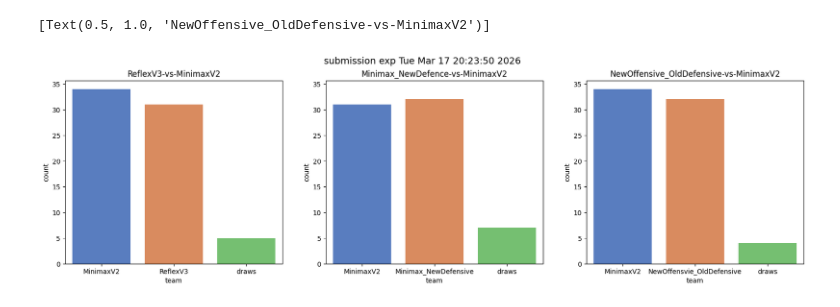
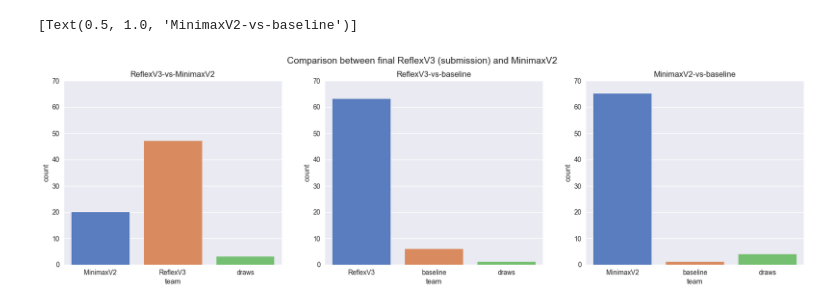
Before and after one commit to Aiko-vdm/DotGobblers, a Jupyter notebook: analysis/submission-exp/submission.ipynb, the cells around one changed output. Drawn from its saved outputs; the diff is of its cells as text; code cells hidden in the pictures.

Commit message:
rerun submission experiment
with the latest submission tweaks. Previous experiment did not reflect our submission

```diff
--- a/analysis/submission-exp/submission.ipynb
+++ b/analysis/submission-exp/submission.ipynb
@@ -7,33 +7,33 @@ from pathlib import Path
 from agents.DotGobblers.analysis.GameAnalysis import GameAnalysis
 import matplotlib.pyplot as plt
 # %%
-exp_dir = Path(PROJ_ROOT, 'agents', 'DotGobblers', 'analysis', 'submission-exp', 'raw', '17_3')
+exp_dir = Path(PROJ_ROOT, 'agents', 'DotGobblers', 'analysis', 'submission-exp', 'raw')
 
 RefV3_vs_MV2_json = Path(exp_dir,'contest_ReflexV3-vs-MinimaxV2', 'scores', 'match_0.json')
-MV2_NewDef_vs_MV2_json = Path(exp_dir, 'contest_Minimax_NewDefence-vs-MinimaxV2','scores', 'match_0.json')
-NewOf_OldDef_vs_MV2_json = Path(exp_dir, 'contest_NewOffensive_OldDefensive-vs-MinimaxV2','scores', 'match_0.json')
+MV2_vs_baseline_json = Path(exp_dir, 'contest_MinimaxV2-vs-baseline','scores', 'match_0.json')
+RefV3_vs_baseline_json = Path(exp_dir, 'contest_ReflexV3-vs-baseline','scores', 'match_0.json')
 
 RefV3_vs_MV2_exp = GameAnalysis(RefV3_vs_MV2_json)
-MV2_NewDef_vs_MV2_exp = GameAnalysis(MV2_NewDef_vs_MV2_json)
-NewOf_OldDef_vs_MV2_exp = GameAnalysis(NewOf_OldDef_vs_MV2_json)
+MV2_vs_baseline_exp = GameAnalysis(MV2_vs_baseline_json)
+RefV3_vs_baseline_exp = GameAnalysis(RefV3_vs_baseline_json)
 # %%
 rows = 1
 cols = 3
 
 agg = plt.figure(figsize=[20, 5])
 gs = agg.add_gridspec(rows, cols)
 
-agg.suptitle(f'submission exp {RefV3_vs_MV2_exp.experiment_time}', fontsize=14)
+agg.suptitle(f'Comparison between final ReflexV3 (submission) and MinimaxV2', fontsize=14)
 
 # Create a variable to hold the last axis for sharing
 ax1 = agg.add_subplot(gs[0, 0])  # Create first subplot to share y-axis
 RefV3_vs_MV2_exp.generate_winplot()
 
 ax2 = agg.add_subplot(gs[0, 1], sharey = ax1)
-MV2_NewDef_vs_MV2_exp.generate_winplot()
+RefV3_vs_baseline_exp.generate_winplot()
 
 ax3 = agg.add_subplot(gs[0, 2], sharey = ax1)
-NewOf_OldDef_vs_MV2_exp.generate_winplot()
+MV2_vs_baseline_exp.generate_winplot()
 # %% [output]
-[Text(0.5, 1.0, 'NewOffensive_OldDefensive-vs-MinimaxV2')]
+[Text(0.5, 1.0, 'MinimaxV2-vs-baseline')]
-[figure, old version]
+[figure, new version]
```
Also changed, not shown: 20 other files.
